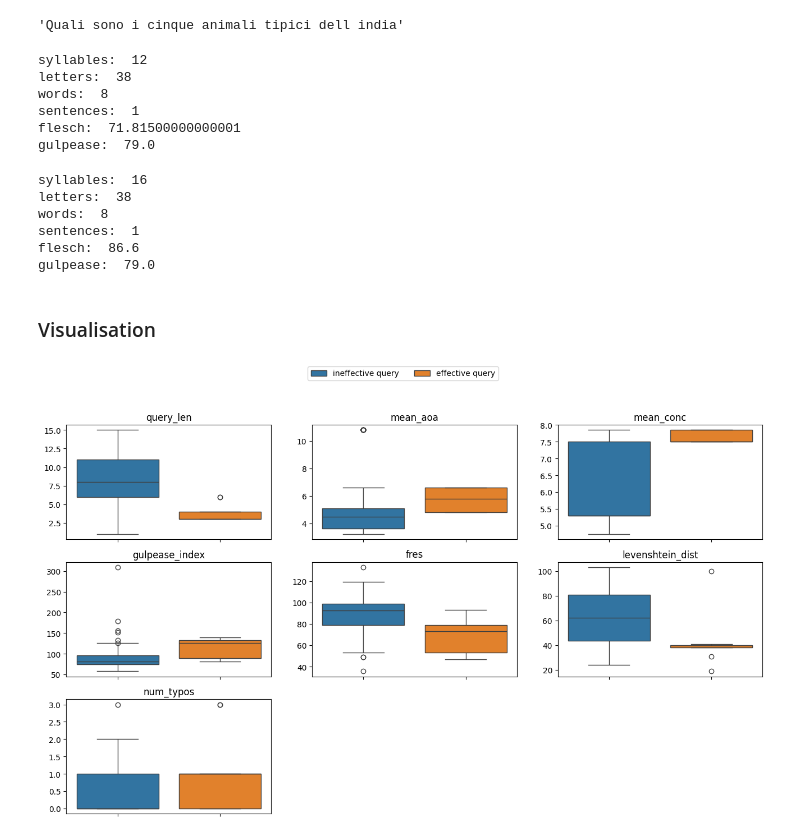
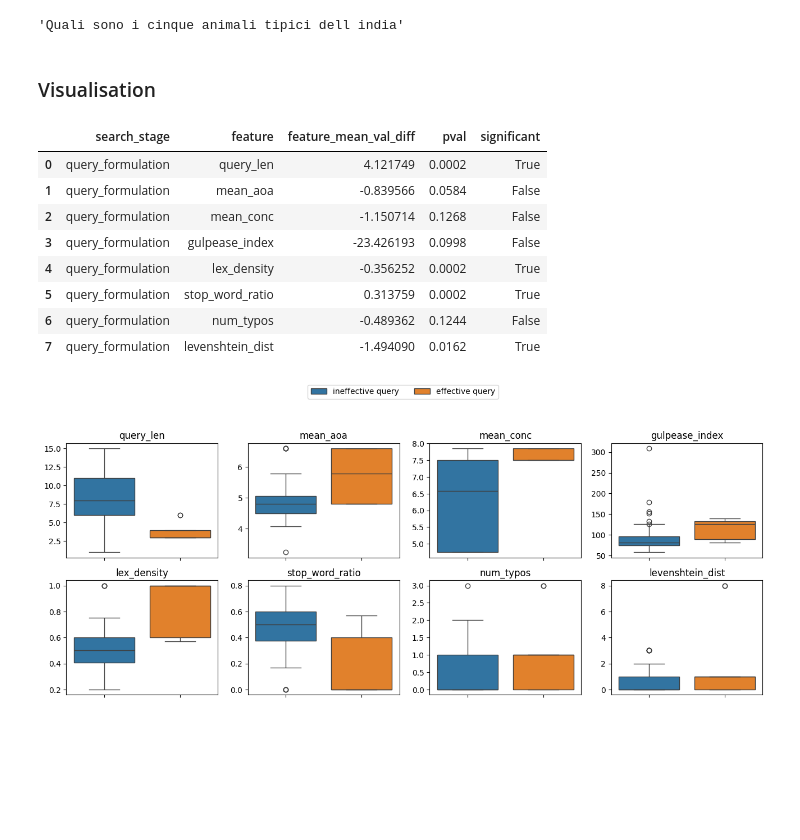
Before and after one commit to SOLandChildren/CHIIR27_LogAnalysis, a Jupyter notebook: query_formulation.ipynb, the cells around one changed output. Saved outputs shown, nothing was run; the diff lists cells and outputs as text; code cells hidden in the pictures; blank space fills up the shorter version.

Commit message:
Corrected mean_aoa and mean_conc calculation and added more features for query formulation analysis; also added driver code for significance tests

```diff
--- a/query_formulation.ipynb
+++ b/query_formulation.ipynb
@@ -143,40 +147,6 @@ query_df.head()
 query_df["query"][0]
 # %% [output]
 'Quali sono i cinque animali tipici dell india'
-# %%
-import textstat
-
-textstat.set_lang("en")
-print("syllables: ", textstat.syllable_count("Quali sono i cinque animali tipici dell india"))
-print("letters: ", textstat.letter_count("Quali sono i cinque animali tipici dell india"))
-print("words: ", textstat.lexicon_count("Quali sono i cinque animali tipici dell india"))
-print("sentences: ", textstat.sentence_count("Quali sono i cinque animali tipici dell india"))
-
-print("flesch: ", textstat.flesch_reading_ease("Quali sono i cinque animali tipici dell india"))
-print("gulpease: ", textstat.gulpease_index("Quali sono i cinque animali tipici dell india"))
-# %% [output]
-syllables:  12
-letters:  38
-words:  8
-sentences:  1
-flesch:  71.81500000000001
-gulpease:  79.0
-# %%
-textstat.set_lang("it")
-print("syllables: ", textstat.syllable_count("Quali sono i cinque animali tipici dell india"))
-print("letters: ", textstat.letter_count("Quali sono i cinque animali tipici dell india"))
-print("words: ", textstat.lexicon_count("Quali sono i cinque animali tipici dell india"))
-print("sentences: ", textstat.sentence_count("Quali sono i cinque animali tipici dell india"))
-
-print("flesch: ", textstat.flesch_reading_ease("Quali sono i cinque animali tipici dell india"))
-print("gulpease: ", textstat.gulpease_index("Quali sono i cinque animali tipici dell india"))
-# %% [output]
-syllables:  16
-letters:  38
-words:  8
-sentences:  1
-flesch:  86.6
-gulpease:  79.0
 # %% [markdown]
 ### Visualisation
 # %%
@@ -184,11 +154,31 @@ import pandas as pd
 from driver import get_boxplots, get_radar_plot
 
 query_df = pd.read_csv("Data/query_formulation_df.csv")
-categories = ["query_len","mean_aoa","mean_conc","gulpease_index","fres", "levenshtein_dist", "num_typos"]
+categories = ["query_len","mean_aoa","mean_conc",
+              "gulpease_index", "lex_density",
+            #   "lex_diversity",
+            #   "ttr",
+              "stop_word_ratio", "num_typos", "levenshtein_dist"]
+# %%
+from driver import get_significance
+
+sig_test_results = get_significance(df=query_df, performance_metric="precision@10", threshold=0.8, stage="query_formulation", categories=categories)
+sig_test_results.to_csv("sig_test_query_formulation.csv", index=False, encoding="utf8")
+sig_test_results
+# %% [output]
+|  | search_stage | feature | feature_mean_val_diff | pval | significant |
+| 0 | query_formulation | query_len | 4.121749 | 0.0002 | True |
+| 1 | query_formulation | mean_aoa | -0.839566 | 0.0584 | False |
+| 2 | query_formulation | mean_conc | -1.150714 | 0.1268 | False |
+| 3 | query_formulation | gulpease_index | -23.426193 | 0.0998 | False |
+| 4 | query_formulation | lex_density | -0.356252 | 0.0002 | True |
+| 5 | query_formulation | stop_word_ratio | 0.313759 | 0.0002 | True |
+| 6 | query_formulation | num_typos | -0.489362 | 0.1244 | False |
+| 7 | query_formulation | levenshtein_dist | -1.494090 | 0.0162 | True |
 # %%
-get_boxplots(query_df, categories, "effective_query", artefact="query", n_cols=3, n_rows=3)
+get_boxplots(query_df, categories, "effective_query", artefact="query", n_cols=4, n_rows=3)
 # %% [output]
-[figure, old version]
+[figure, new version]
 # %%
 get_radar_plot(query_df, categories, artefact="query", group="effective_query", normalized=True)
 # %% [output]
```
Also changed, not shown: parts of 8 cells of this notebook, 7 other files.
